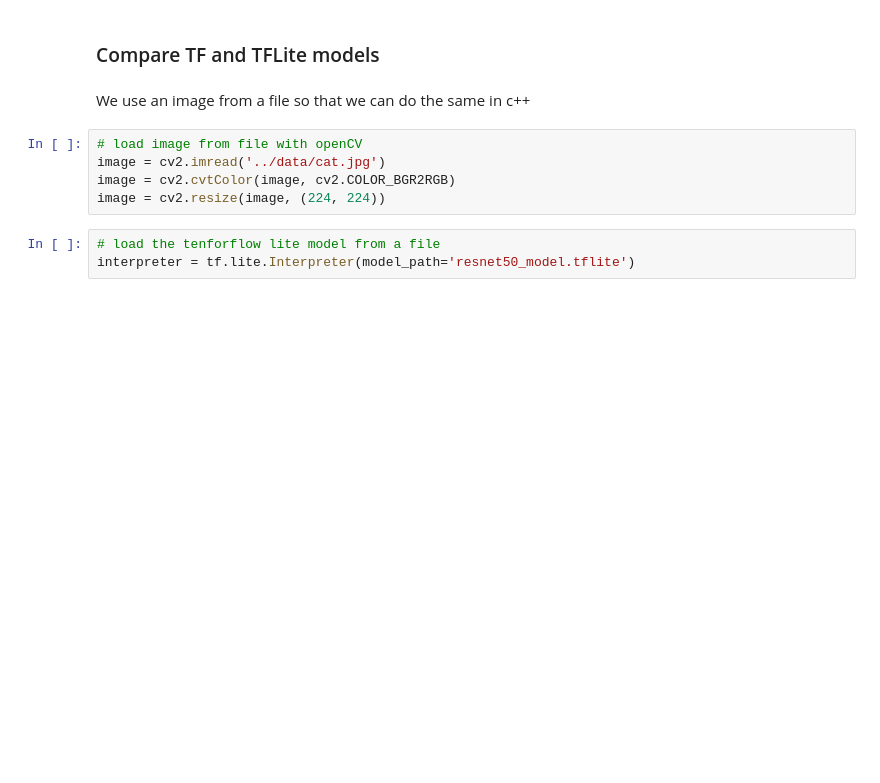
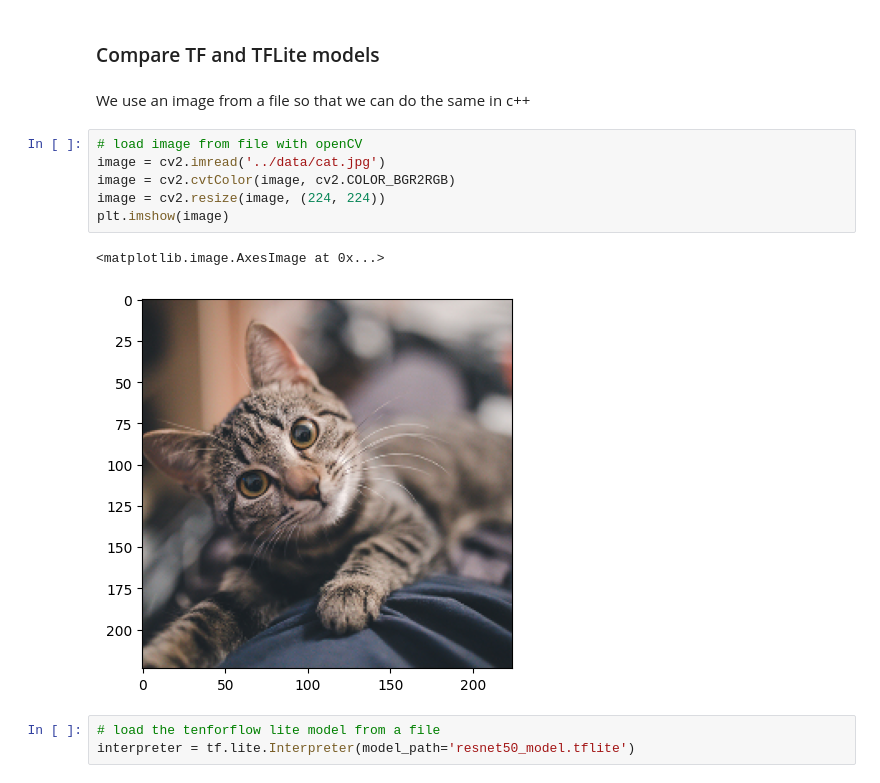
Before and after one commit to kevin-allen/tfl_inference_classification, a Jupyter notebook: python/base_conv_model.ipynb, the cells around one changed output. Cells and saved outputs as stored; diff of their text form; blank space fills up the shorter version.

```diff
--- a/python/base_conv_model.ipynb
+++ b/python/base_conv_model.ipynb
@@ -203,8 +203,12 @@ We use an image from a file so that we can do the same in c++
 # %%
 # load image from file with openCV
 image = cv2.imread('../data/cat.jpg')
 image = cv2.cvtColor(image, cv2.COLOR_BGR2RGB)
 image = cv2.resize(image, (224, 224))
+plt.imshow(image)
+# %% [output]
+<matplotlib.image.AxesImage at 0x...>
+[figure, added]
 # %%
 # load the tenforflow lite model from a file
 interpreter = tf.lite.Interpreter(model_path='resnet50_model.tflite')
```
Also changed, not shown: parts of 46 cells of this notebook, 8 other files.
